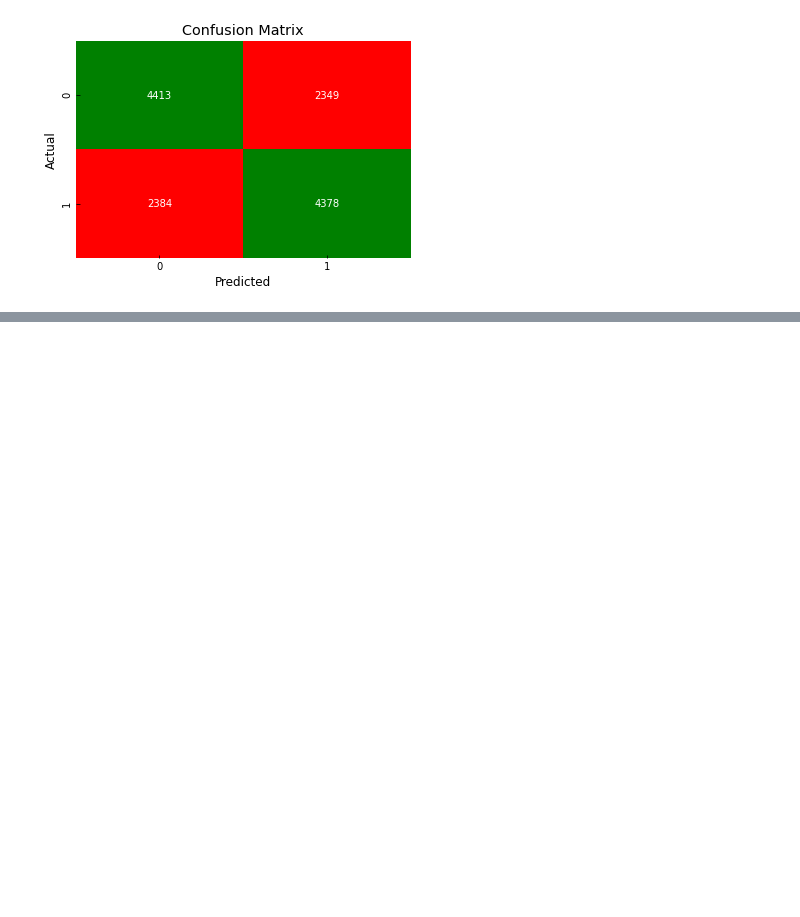
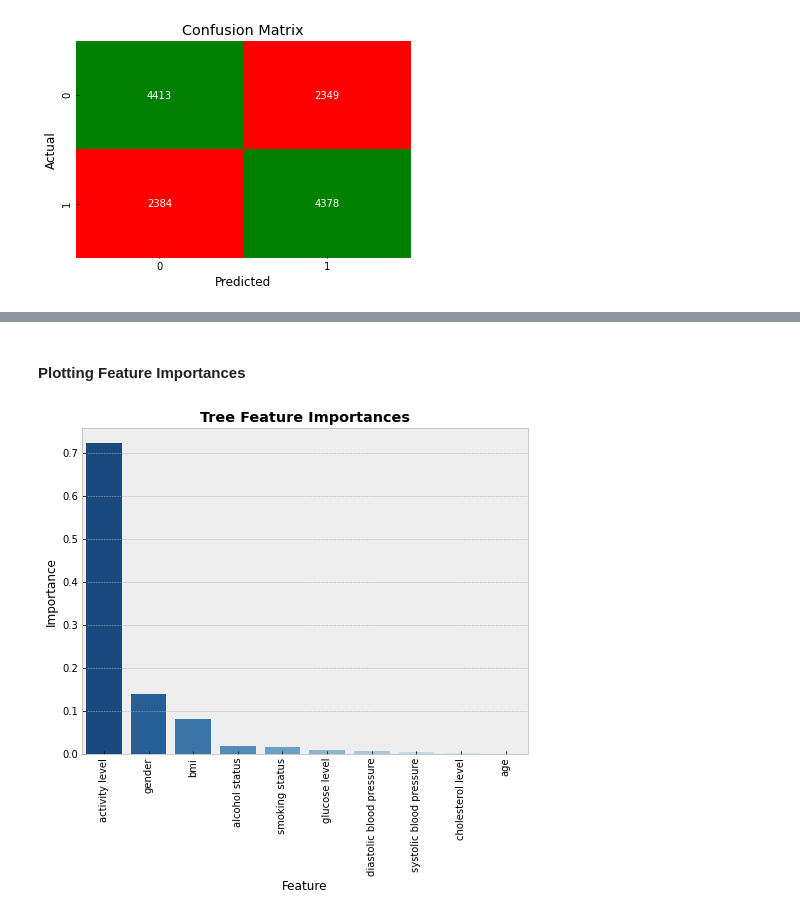
Before and after one commit to jackbustertann/cardiovascular_disease_detection, a Jupyter notebook: index.ipynb, the cells around one changed output, grey strips where cells are left out. Cells and saved outputs as stored; diff of their text form; code cells hidden in the pictures; blank space fills up the shorter version.

```diff
--- a/index.ipynb
+++ b/index.ipynb
@@ -398,0 +491,18 @@ custom_confusion_matrix(y_test, y_test_hat)
+# %% [markdown]
+#### Plotting Feature Importances
+# %%
+tree_feature_importances = pd.DataFrame(list(zip(X_train_scaled.columns, np.absolute(tuned_tree.feature_importances_))), columns = ['feature', 'importance'])
+tree_feature_importances_sorted = tree_feature_importances.sort_values(by = 'importance', ascending = False)
+
+plt.style.use('bmh')
+
+fig = plt.figure(figsize = (8,6))
+ax = fig.add_subplot(111)
+sns.barplot(data = tree_feature_importances_sorted, x = 'feature', y = 'importance', ax = ax, palette = 'Blues_r')
+ax.set_title('Tree Feature Importances', fontweight = 'bold')
+ax.set_xlabel('Feature')
+ax.set_ylabel('Importance')
+ax.set_xticklabels(['activity level', 'gender', 'bmi', 'alcohol status', 'smoking status', 'glucose level', 'diastolic blood pressure', 'systolic blood pressure', 'cholesterol level', 'age'])
+plt.xticks(rotation = 90);
+# %% [output]
+[figure, added]
```
Also changed, not shown: parts of 34 cells of this notebook.
